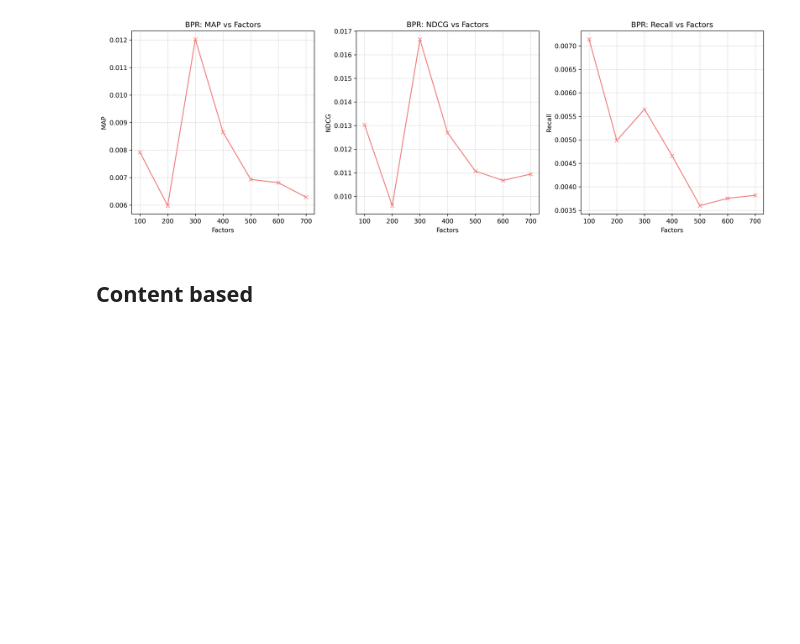
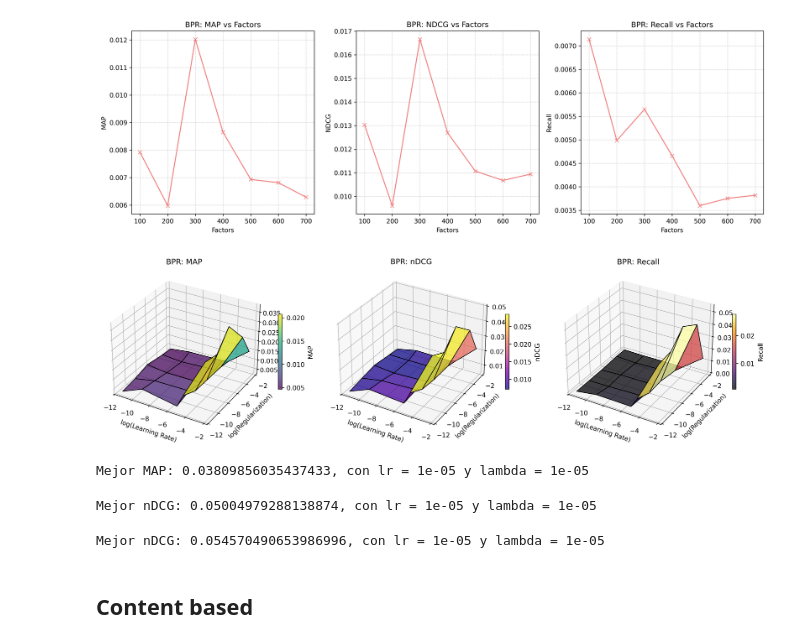
Before and after one commit to bcerdam/recsys-t1, a Jupyter notebook: t1_algoritmos_wikimedia.ipynb, the cells around one changed output. Drawn from its saved outputs; the diff is of its cells as text; code cells hidden in the pictures; blank space fills up the shorter version.

```diff
--- a/t1_algoritmos_wikimedia.ipynb
+++ b/t1_algoritmos_wikimedia.ipynb
@@ -300,3 +322,58 @@ plt.show()
+# %%
+import matplotlib.pyplot as plt
+
+lr_meshgrid, reg_meshgrid = np.meshgrid(np.log(learning_rates), np.log(regularization), indexing='ij')
+
+lr_reg_map = np.array(lr_reg_n_map_bpr).reshape(len(learning_rates), len(regularization))
+lr_reg_ndcg = np.array(lr_reg_n_ndcg_bpr).reshape(len(learning_rates), len(regularization))
+lr_reg_recall = np.array(lr_reg_n_recall_bpr).reshape(len(learning_rates), len(regularization))
+
+fig = plt.figure(figsize=(15, 5), dpi=300)
+
+ax1 = fig.add_subplot(1, 3, 1, projection='3d')
+plt1 = ax1.plot_surface(lr_meshgrid, reg_meshgrid, lr_reg_map, cmap='viridis', edgecolor='k', alpha=0.75)
+ax1.set_xlabel('log(Learning Rate)')
+ax1.set_ylabel('log(Regularization)')
+ax1.set_title('BPR: MAP')
+fig.colorbar(plt1, ax=ax1, shrink=0.35, label='MAP')
+
+ax2 = fig.add_subplot(1, 3, 2, projection='3d')
+plt2 = ax2.plot_surface(lr_meshgrid, reg_meshgrid, lr_reg_ndcg, cmap='plasma', edgecolor='k', alpha=0.75)
+ax2.set_xlabel('log(Learning Rate)')
+ax2.set_ylabel('log(Regularization)')
+ax2.set_title('BPR: nDCG')
+fig.colorbar(plt2, ax=ax2, shrink=0.35, label='nDCG')
+
+ax3 = fig.add_subplot(1, 3, 3, projection='3d')
+plt3 = ax3.plot_surface(lr_meshgrid, reg_meshgrid, lr_reg_recall, cmap='inferno', edgecolor='k', alpha=0.75)
+ax3.set_xlabel('log(Learning Rate)')
+ax3.set_ylabel('log(Regularization)')
+ax3.set_title('BPR: Recall')
+fig.colorbar(plt3, ax=ax3, shrink=0.35, label='Recall')
+
+plt.tight_layout()
+plt.savefig('bpr_3d_sens.jpg')
+plt.show()
+# %% [output]
+[figure, added]
+# %%
+optimal_lr = learning_rates[np.argmin(lr_reg_n_map_bpr) // len(regularization)]
+optimal_reg = regularization[np.argmin(lr_reg_n_map_bpr) % len(regularization)]
+print(f'Mejor MAP: {bpr_max_map_lr_reg}, con lr = {optimal_lr} y lambda = {optimal_reg}')
+# %% [output]
+Mejor MAP: 0.03809856035437433, con lr = 1e-05 y lambda = 1e-05
+# %%
+optimal_lr = learning_rates[np.argmin(lr_reg_n_ndcg_bpr) // len(regularization)]
+optimal_reg = regularization[np.argmin(lr_reg_n_ndcg_bpr) % len(regularization)]
+print(f'Mejor nDCG: {bpr_max_ndcg_lr_reg}, con lr = {optimal_lr} y lambda = {optimal_reg}')
+# %% [output]
+Mejor nDCG: 0.05004979288138874, con lr = 1e-05 y lambda = 1e-05
+# %%
+optimal_lr = learning_rates[np.argmin(lr_reg_n_recall_bpr) // len(regularization)]
+optimal_reg = regularization[np.argmin(lr_reg_n_recall_bpr) % len(regularization)]
+print(f'Mejor nDCG: {bpr_max_recall_lr_reg}, con lr = {optimal_lr} y lambda = {optimal_reg}')
+# %% [output]
+Mejor nDCG: 0.054570490653986996, con lr = 1e-05 y lambda = 1e-05
 # %% [markdown]
 ## Content based
 # %%
```
Also changed, not shown: parts of 4 cells of this notebook, 3 other files.
